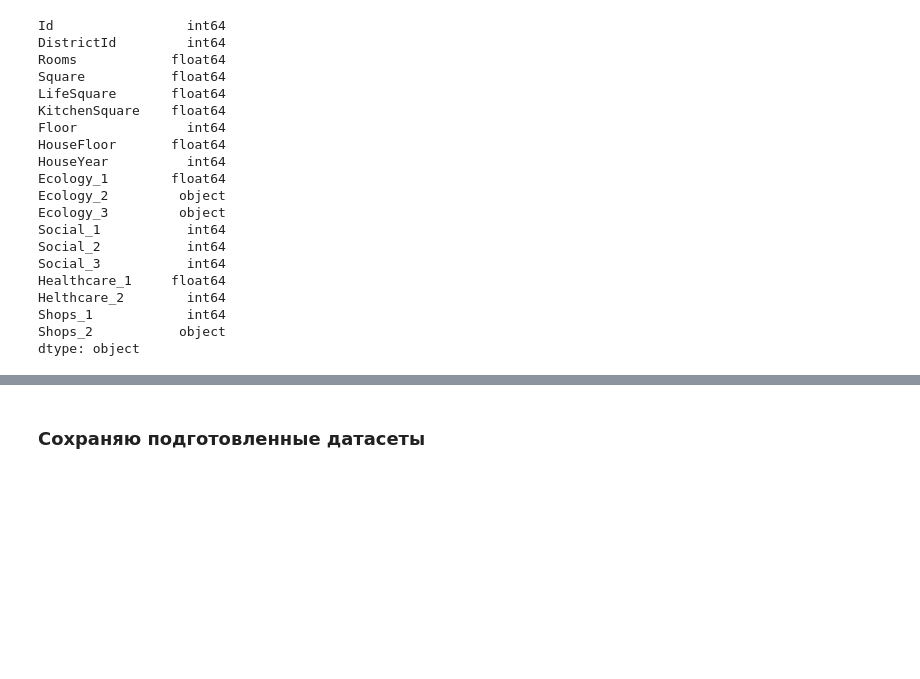
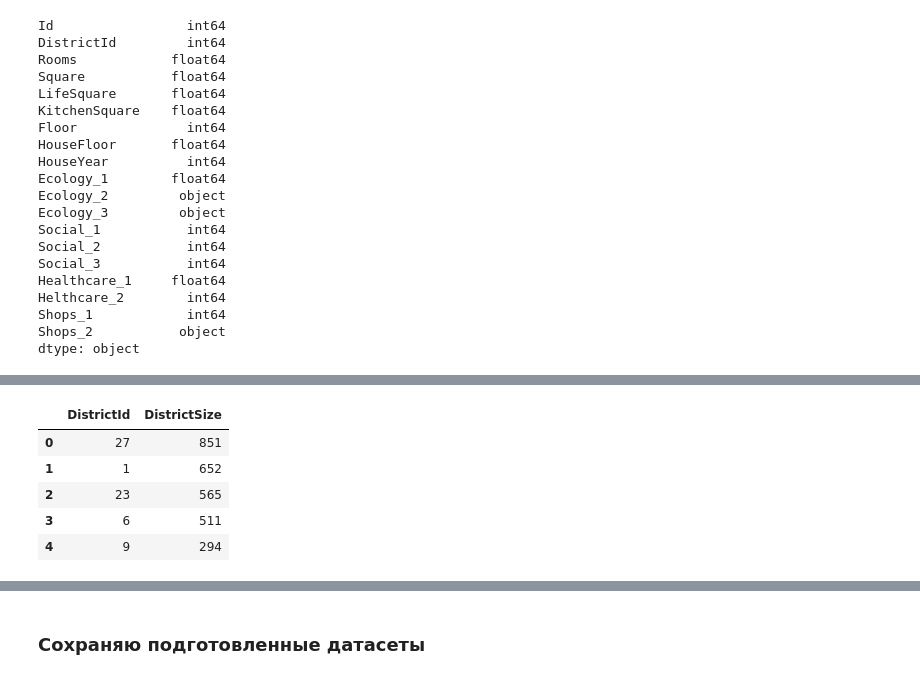
Before and after one commit to AntonyVasilev/Libs_for_DS, a Jupyter notebook: final_project/draft_notebook.ipynb, the cells around one changed output, grey strips where cells are left out. Cells and saved outputs as stored; diff of their text form; code cells hidden in the pictures; blank space fills up the shorter version.

```diff
--- a/final_project/draft_notebook.ipynb
+++ b/final_project/draft_notebook.ipynb
@@ -483,3 +485,5 @@ dtype: object
+# %%
+df_train['Id'] = df_train['Id'].astype(str)
 # %%
 df_train['Ecology_2'].value_counts()
 # %% [output]
@@ -500,0 +507,4 @@ Name: Shops_2, dtype: int64
+# %%
+df_train['Ecology_2_bin'] = df_train['Ecology_2'].replace({'A':0, 'B':1})
+df_train['Ecology_3_bin'] = df_train['Ecology_3'].replace({'A':0, 'B':1})
+df_train['Shops_2_bin'] = df_train['Shops_2'].replace({'A':0, 'B':1})
@@ -520,3 +525,3 @@ train_dummies
 # %%
-df_train = pd.concat([df_train, train_dummies], axis=1)
-df_train.head()
+#df_train = pd.concat([df_train, train_dummies], axis=1)
+#df_train.head()
@@ -581,0 +597,12 @@ df_test.head()
+# %%
+district_size_train = df_train['DistrictId'].value_counts().reset_index()\
+               .rename(columns={'index':'DistrictId', 'DistrictId':'DistrictSize'})
+
+district_size_train.head()
+# %% [output]
+|  | DistrictId | DistrictSize |
+| 0 | 27 | 851 |
+| 1 | 1 | 652 |
+| 2 | 23 | 565 |
+| 3 | 6 | 511 |
+| 4 | 9 | 294 |
```
Also changed, not shown: parts of 71 cells of this notebook, 8 other files.
